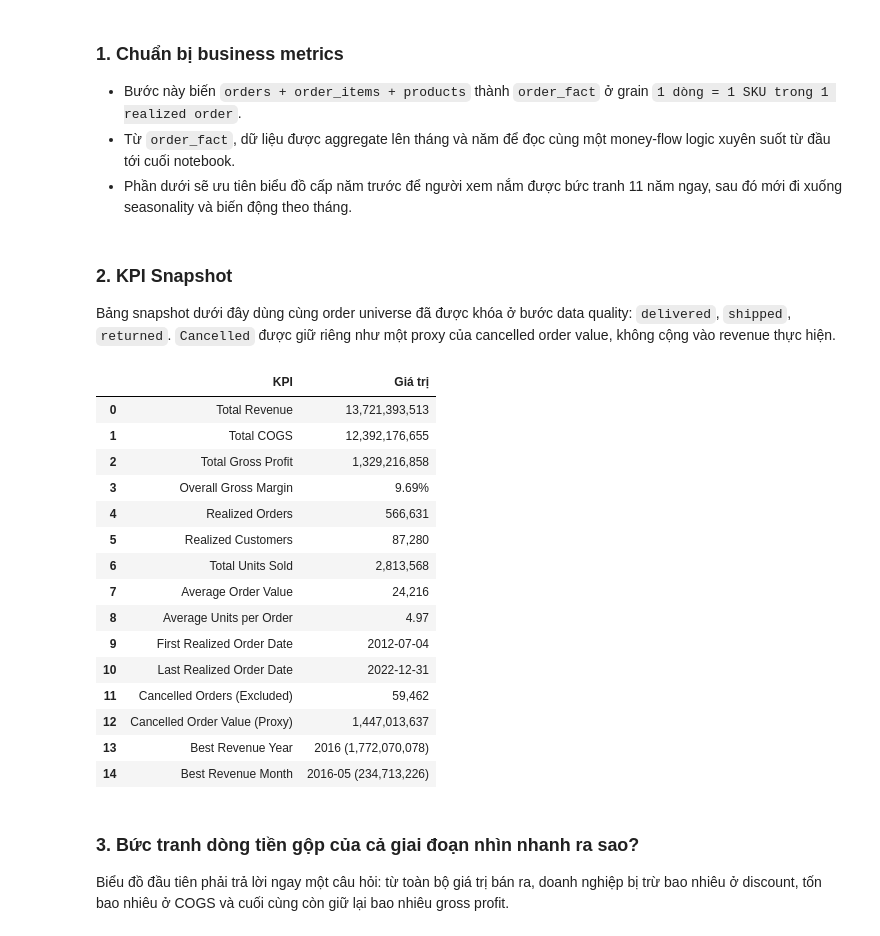
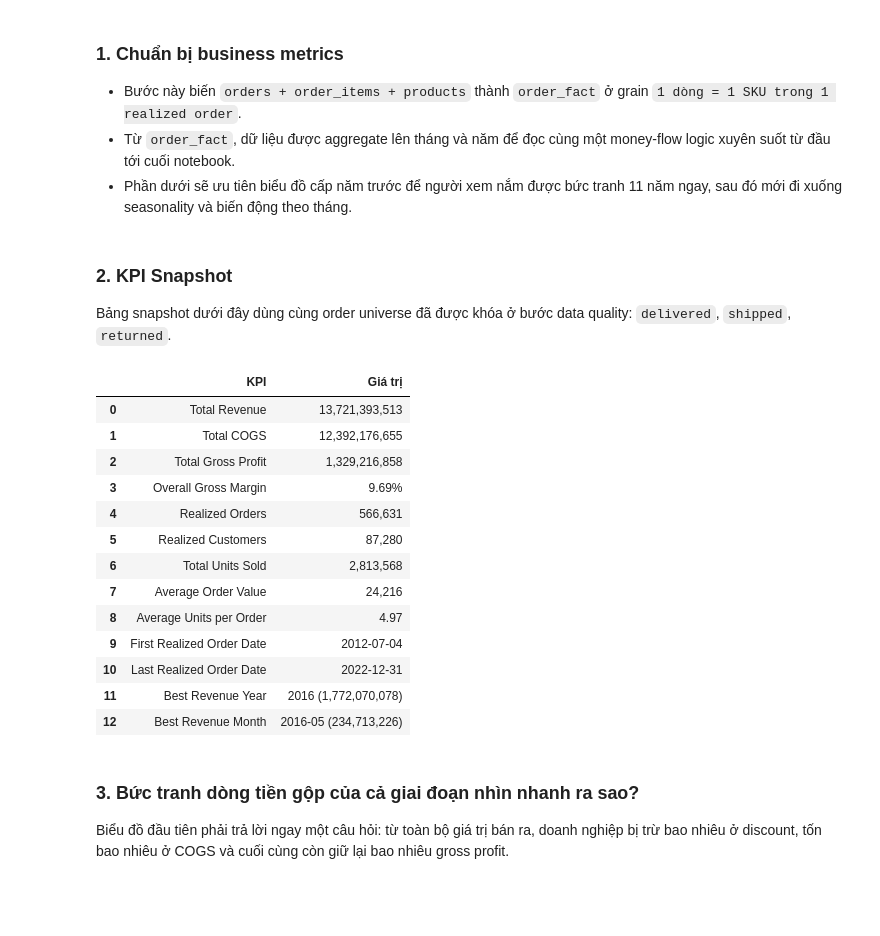
Before and after one commit to nguyen-lam-phuong-thao/datathon-2026-F.E.N.S, a Jupyter notebook: notebooks/Phan_2_EDA.ipynb, the cells around one changed output. Drawn from its saved outputs; the diff is of its cells as text; code cells hidden in the pictures; blank space fills up the shorter version.

```diff
--- a/notebooks/Phan_2_EDA.ipynb
+++ b/notebooks/Phan_2_EDA.ipynb
@@ -987,7 +1087,7 @@ def axis_millions(x, pos):
 # %% [markdown]
 ### 2. KPI Snapshot
 
-Bảng snapshot dưới đây dùng cùng order universe đã được khóa ở bước data quality: `delivered`, `shipped`, `returned`. `Cancelled` được giữ riêng như một proxy của cancelled order value, không cộng vào revenue thực hiện.
+Bảng snapshot dưới đây dùng cùng order universe đã được khóa ở bước data quality: `delivered`, `shipped`, `returned`.
 # %%
 best_revenue_year_row = yearly_business.loc[yearly_business["revenue"].idxmax()]
 best_revenue_month_row = monthly_business.loc[monthly_business["revenue"].idxmax()]
@@ -1006,8 +1106,6 @@ kpi_snapshot = pd.DataFrame(
             "Average Units per Order",
             "First Realized Order Date",
             "Last Realized Order Date",
-            "Cancelled Orders (Excluded)",
-            "Cancelled Order Value (Proxy)",
             "Best Revenue Year",
             "Best Revenue Month",
         ],
@@ -1016,39 +1114,35 @@ kpi_snapshot = pd.DataFrame(
             format_currency(monthly_business["cogs"].sum()),
             format_currency(monthly_business["gross_profit"].sum()),
             format_pct(monthly_business["gross_profit"].sum() / monthly_business["revenue"].sum()),
             format_number(orders_eda["order_id"].nunique()),
             format_number(order_fact["customer_id"].nunique()),
             format_number(order_fact["quantity"].sum()),
             format_currency(monthly_business["revenue"].sum() / orders_eda["order_id"].nunique()),
             f"{order_fact['quantity'].sum() / orders_eda['order_id'].nunique():.2f}",
             orders_eda["order_date"].min().strftime("%Y-%m-%d"),
             orders_eda["order_date"].max().strftime("%Y-%m-%d"),
-            format_number(cancelled_order_count),
-            format_currency(cancelled_order_value),
             f"{int(best_revenue_year_row['year'])} ({format_currency(best_revenue_year_row['revenue'])})",
             f"{format_period(best_revenue_month_row['year_month'])} ({format_currency(best_revenue_month_row['revenue'])})",
         ],
     }
 )
 
 display(kpi_snapshot)
 # %% [output]
 |  | KPI | Giá trị |
 | 0 | Total Revenue | 13,721,393,513 |
 | 1 | Total COGS | 12,392,176,655 |
 | 2 | Total Gross Profit | 1,329,216,858 |
 | 3 | Overall Gross Margin | 9.69% |
 | 4 | Realized Orders | 566,631 |
 | 5 | Realized Customers | 87,280 |
 | 6 | Total Units Sold | 2,813,568 |
 | 7 | Average Order Value | 24,216 |
 | 8 | Average Units per Order | 4.97 |
 | 9 | First Realized Order Date | 2012-07-04 |
 | 10 | Last Realized Order Date | 2022-12-31 |
-| 11 | Cancelled Orders (Excluded) | 59,462 |
-| 12 | Cancelled Order Value (Proxy) | 1,447,013,637 |
-| 13 | Best Revenue Year | 2016 (1,772,070,078) |
-| 14 | Best Revenue Month | 2016-05 (234,713,226) |
+| 11 | Best Revenue Year | 2016 (1,772,070,078) |
+| 12 | Best Revenue Month | 2016-05 (234,713,226) |
 # %% [markdown]
 ### 3. Bức tranh dòng tiền gộp của cả giai đoạn nhìn nhanh ra sao?
 
```
Also changed, not shown: parts of 22 cells of this notebook.
